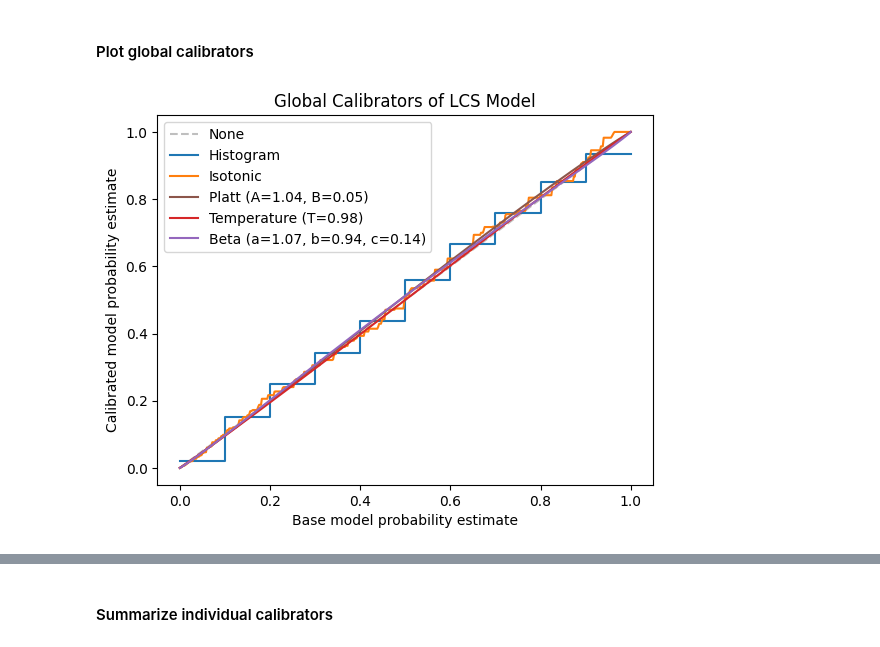
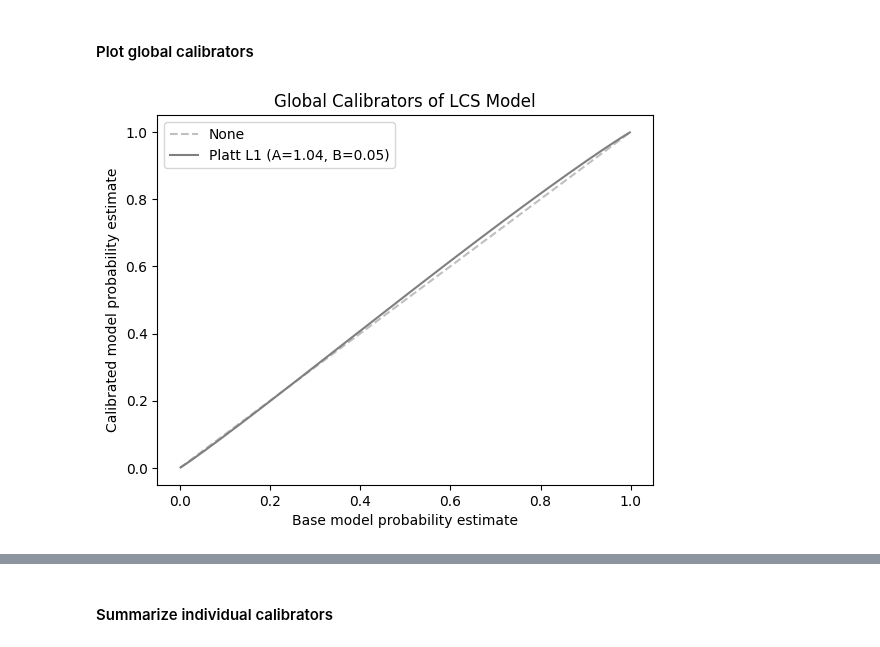
Before and after one commit to cassandra-goldberg/Calibrated_Concepts, a Jupyter notebook: Experiments/Concept-Bottlenecks.ipynb, the cells around one changed output, grey strips where cells are left out. Cells and saved outputs as stored; diff of their text form; code cells hidden in the pictures.

```diff
--- a/Experiments/Concept-Bottlenecks.ipynb
+++ b/Experiments/Concept-Bottlenecks.ipynb
@@ -484 +628,12 @@ class WrapCalibratedClassifierCV(CalibratedConceptModel):
+# %%
+color_map = {'Base' : 'grey',
+             'Histogram' : colors[0],
+             'Isotonic' : colors[1],
+             'Platt L2' : colors[2],          # regularized (sklearn)
+             'Temperature' : colors[3],       # unregularized (netcal)
+             'Beta' : colors[4],
+             'Platt' : colors[5],             # unregularized (netcal)
+             'Temperature L2' : colors[6],    # regularized (sklearn)
+             'Platt L1' : colors[7]           # regularized (sklearn)
+            }
 # %%
@@ -555,16 +852,16 @@ $M_2$ is horrifically slow so we're skipping it for now.
 ### a) Base sequential models
 #### $M_1$
 # %%
-if False:
+if True:
     M1 = CosineSimilarityModel(concepts=concepts, seed = 42)
     M1.fit(train_cosine_similarity_df, train_concepts, verbose = False)
 
     # save
-    with open('Models/CBM/M1/concepts-base.pkl','wb') as f:
+    with open('Models/CBM/M1/concepts-base-2.pkl','wb') as f:
         pickle.dump(M1, f)
 else:
     # load
-    with open('Models/CBM/M1/concepts-base.pkl', 'rb') as f:
+    with open('Models/CBM/M1/concepts-base-2.pkl', 'rb') as f:
         M1 = pickle.load(f)
 # %%
 M1_test_concepts_pred = M1.predict(test_cosine_similarity_df)
@@ -646,3 +944,12 @@ base_concept_models = {'(M1) Cosine Similarity LogReg': M1,
 #     print("hi")
 #     X = X.to_numpy()
 # print(X.shape)
+# %%
+M1.classes_ = concepts
+M1._estimator_type = "classifier"
+
+
+from sklearn.base import is_classifier
+is_classifier(M1)
+
+M1.__sklearn_tags__()
@@ -649,13 +958,11 @@ base_concept_models = {'(M1) Cosine Similarity LogReg': M1,
 # %%
 M1_concepts_cal = {}
 
-for method in ['Histogram', 'Isotonic', 'Platt', 'Temperature', 'Beta']: #, 'Platt L2'
-    for i, version in enumerate(['global', 'individual']):
-        name = '{} {}'.format(method, version)
-        print(name)
-        if method == 'Platt L2':
-            M1_concepts_cal[name] = WrapCalibratedClassifierCV(M1, method = method, individual = i)
-        else:
-            M1_concepts_cal[name] = CalibratedConceptModel(M1, method = method, individual = i)
-        M1_concepts_cal[name].calibrate(cal_cosine_similarity_df, cal_concepts.numpy())
+for method, version, i in calibrator_params:
+# for method in ['Histogram', 'Isotonic', 'Platt', 'Temperature', 'Beta']: #, 'Platt L2'
+#     for i, version in enumerate(['global', 'individual']):
+    name = '{} {}'.format(method, version)
+    print(name)
+    M1_concepts_cal[name] = CalibratedConceptModel(M1, method = method, individual = i)
+    M1_concepts_cal[name].calibrate(cal_cosine_similarity_df, cal_concepts.numpy())
 # %% [output]
@@ -1044,6 +1481,6 @@ with open(os.path.join('Results/CBMs/metrics.tex'), 'w') as tf:
 #### Plot global calibrators
 # %%
 # M1
-plot_global_calibrators(M1_concepts_cal, "LCS", path = "Results/CUB/calibration_functions/seqCBM-LCS.png")
+plot_calibrators(M1_concepts_cal, "LCS", path = "Results/CUB/calibration_functions/seqCBM-LCS.png", methods = ['Platt L1 global'])
 # %% [output]
-[figure, old version]
+[figure, new version]
```
Also changed, not shown: parts of 39 cells of this notebook, 2 other files.
